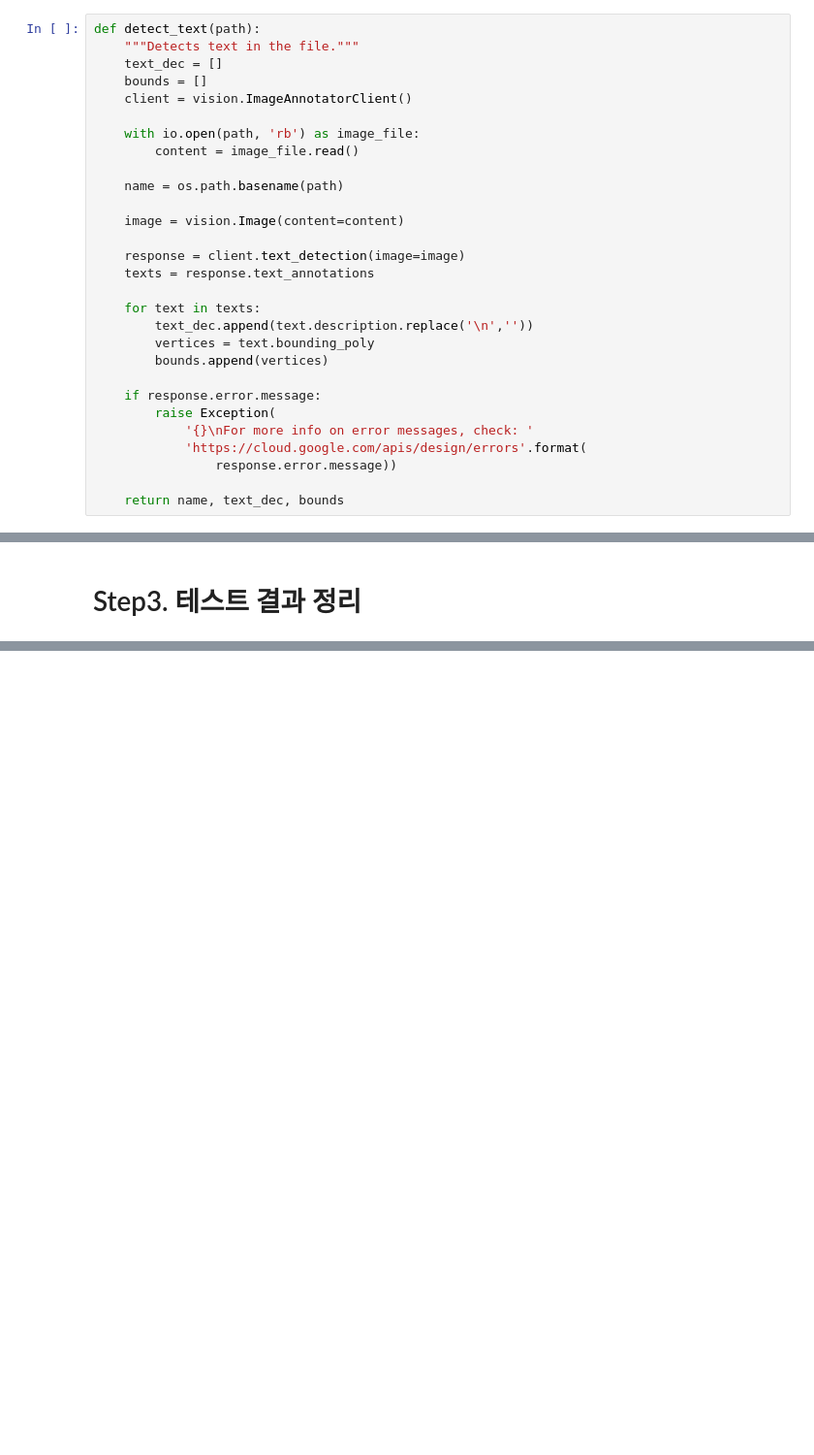
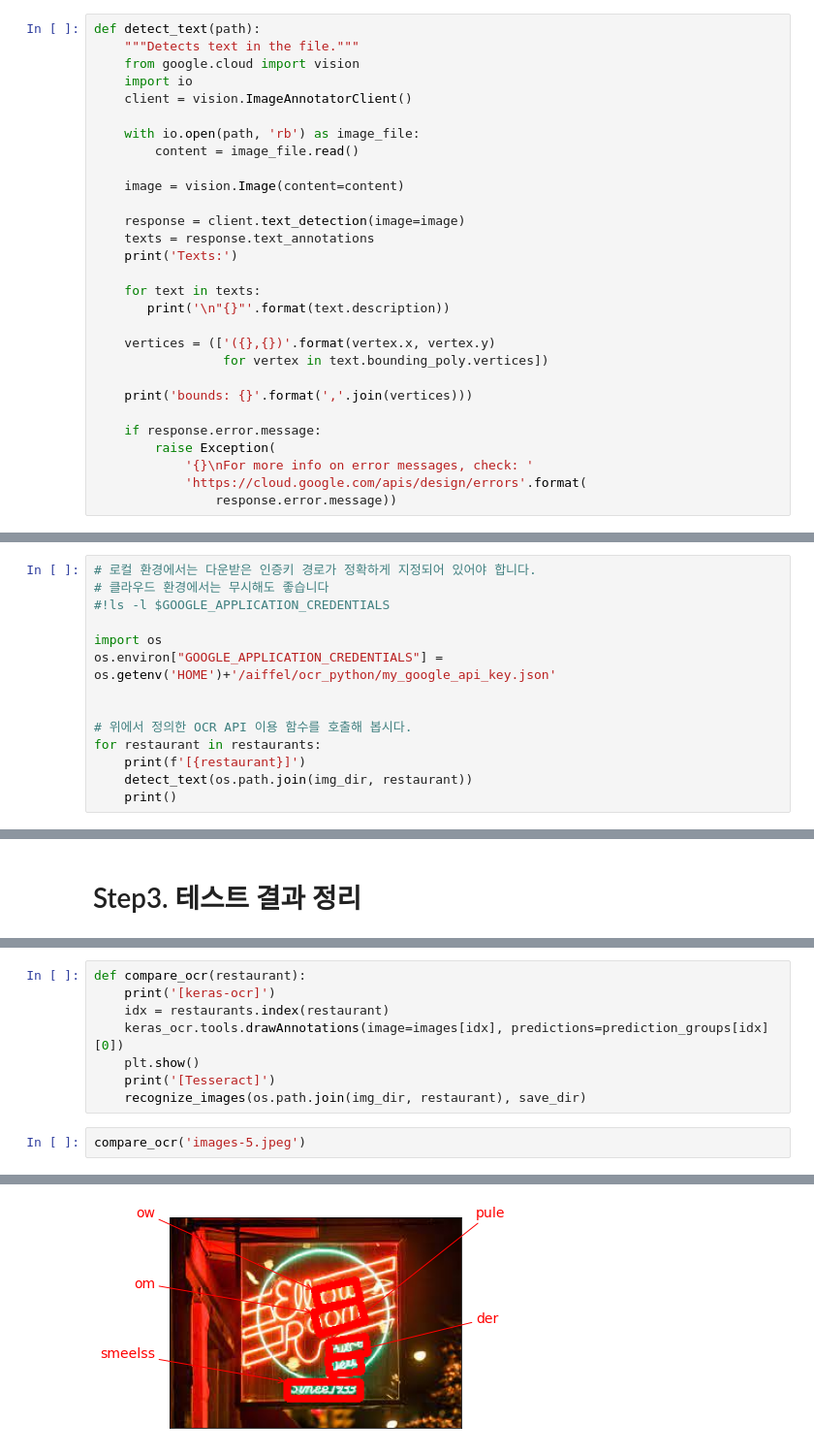
Before and after one commit to uni1023/EX18.ocr_python, a Jupyter notebook: [NEW]EX18.ocr_python.ipynb, the cells around one changed output, grey strips where cells are left out. Shown at 97% size. Drawn from its saved outputs; the diff is of its cells as text; blank space fills up the shorter version.

```diff
--- a/[NEW]EX18.ocr_python.ipynb
+++ b/[NEW]EX18.ocr_python.ipynb
@@ -103,29 +128,29 @@ for image_path in images_path:
 # %%
 def detect_text(path):
     """Detects text in the file."""
-    text_dec = []
-    bounds = []
+    from google.cloud import vision
+    import io
     client = vision.ImageAnnotatorClient()
 
     with io.open(path, 'rb') as image_file:
         content = image_file.read()
 
-    name = os.path.basename(path)
-
     image = vision.Image(content=content)
 
     response = client.text_detection(image=image)
     texts = response.text_annotations
+    print('Texts:')
 
     for text in texts:
-        text_dec.append(text.description.replace('\n',''))
-        vertices = text.bounding_poly
-        bounds.append(vertices)
+       print('\n"{}"'.format(text.description))
+
+    vertices = (['({},{})'.format(vertex.x, vertex.y)
+                 for vertex in text.bounding_poly.vertices])
+
+    print('bounds: {}'.format(','.join(vertices)))
 
     if response.error.message:
         raise Exception(
             '{}\nFor more info on error messages, check: '
             'https://cloud.google.com/apis/design/errors'.format(
                 response.error.message))
-
-    return name, text_dec, bounds
@@ -167,0 +157,14 @@ for i, img in enumerate(ocr_img, 1):
+# %%
+# 로컬 환경에서는 다운받은 인증키 경로가 정확하게 지정되어 있어야 합니다.
+# 클라우드 환경에서는 무시해도 좋습니다
+#!ls -l $GOOGLE_APPLICATION_CREDENTIALS
+
+import os
+os.environ["GOOGLE_APPLICATION_CREDENTIALS"] =  os.getenv('HOME')+'/aiffel/ocr_python/my_google_api_key.json'
+
+
+# 위에서 정의한 OCR API 이용 함수를 호출해 봅시다.
+for restaurant in restaurants:
+    print(f'[{restaurant}]')
+    detect_text(os.path.join(img_dir, restaurant))
+    print()
@@ -262,0 +178,11 @@ show_google(11)
+# %%
+def compare_ocr(restaurant):
+    print('[keras-ocr]')
+    idx = restaurants.index(restaurant)
+    keras_ocr.tools.drawAnnotations(image=images[idx], predictions=prediction_groups[idx][0])
+    plt.show()
+    print('[Tesseract]')
+    recognize_images(os.path.join(img_dir, restaurant), save_dir)
+# %%
+compare_ocr('images-5.jpeg')
+# %% [output]
@@ -262,0 +190 @@ show_google(11)
+[figure, added]
```
Also changed, not shown: parts of 53 cells of this notebook.
